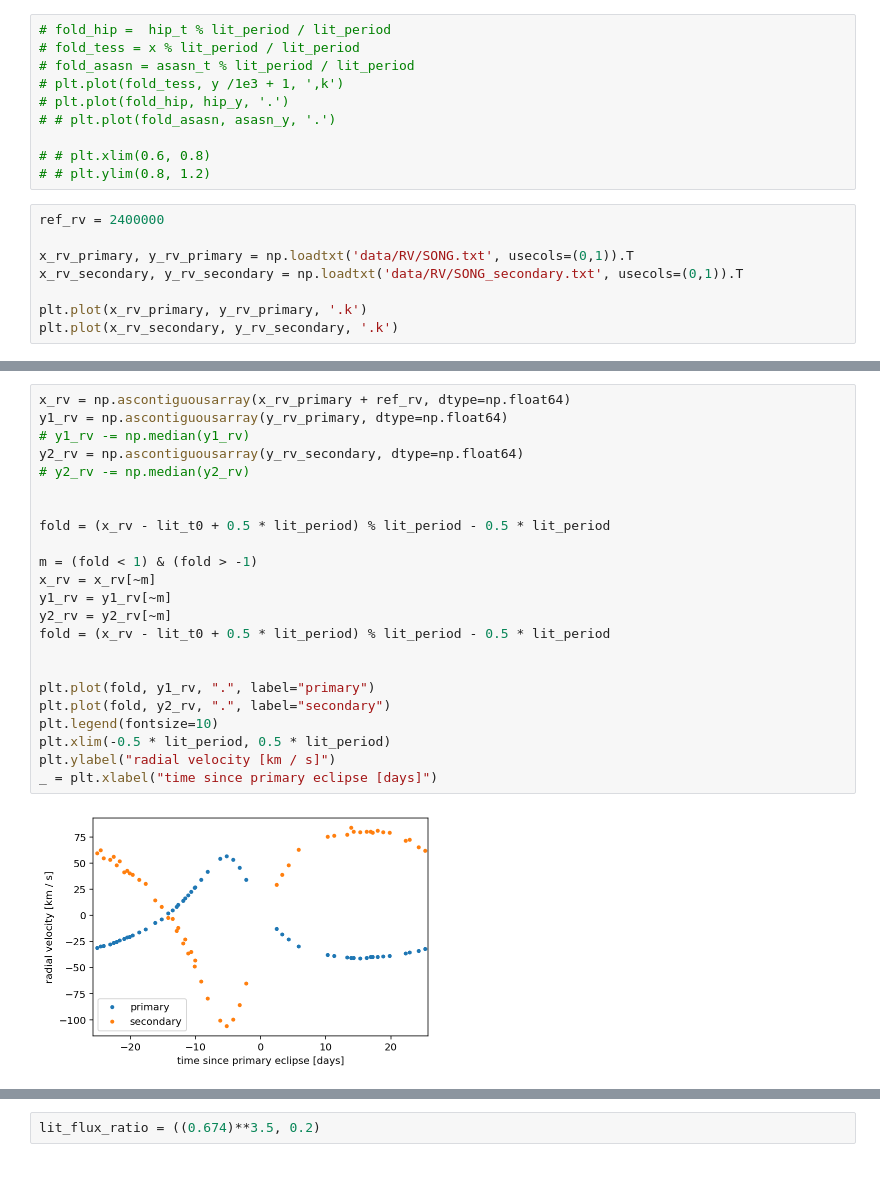
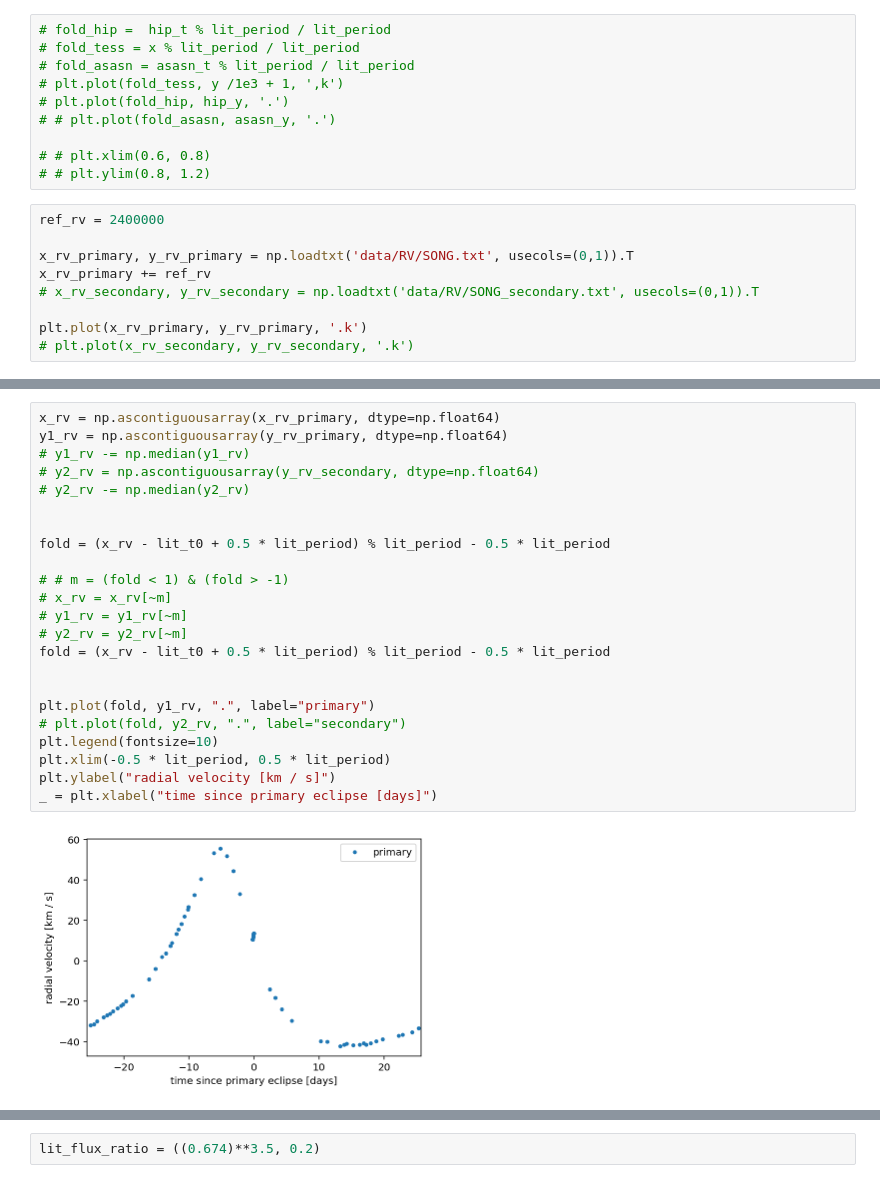
Before and after one commit to danhey/adra, a Jupyter notebook: Exoplanet model.ipynb, the cells around one changed output, grey strips where cells are left out. Cells and saved outputs as stored; diff of their text form.

```diff
--- a/Exoplanet model.ipynb
+++ b/Exoplanet model.ipynb
@@ -41,9 +43,10 @@ _ = plt.ylabel("relative flux [ppt]")
 ref_rv = 2400000
 
 x_rv_primary, y_rv_primary = np.loadtxt('data/RV/SONG.txt', usecols=(0,1)).T
-x_rv_secondary, y_rv_secondary = np.loadtxt('data/RV/SONG_secondary.txt', usecols=(0,1)).T
+x_rv_primary += ref_rv
+# x_rv_secondary, y_rv_secondary = np.loadtxt('data/RV/SONG_secondary.txt', usecols=(0,1)).T
 
 plt.plot(x_rv_primary, y_rv_primary, '.k')
-plt.plot(x_rv_secondary, y_rv_secondary, '.k')
+# plt.plot(x_rv_secondary, y_rv_secondary, '.k')
 # %% [output]
 [<matplotlib.lines.Line2D at 0x...>]
@@ -51,28 +54,28 @@ plt.plot(x_rv_secondary, y_rv_secondary, '.k')
 # %%
-x_rv = np.ascontiguousarray(x_rv_primary + ref_rv, dtype=np.float64)
+x_rv = np.ascontiguousarray(x_rv_primary, dtype=np.float64)
 y1_rv = np.ascontiguousarray(y_rv_primary, dtype=np.float64)
 # y1_rv -= np.median(y1_rv)
-y2_rv = np.ascontiguousarray(y_rv_secondary, dtype=np.float64)
+# y2_rv = np.ascontiguousarray(y_rv_secondary, dtype=np.float64)
 # y2_rv -= np.median(y2_rv)
 
 
 fold = (x_rv - lit_t0 + 0.5 * lit_period) % lit_period - 0.5 * lit_period
 
-m = (fold < 1) & (fold > -1)
-x_rv = x_rv[~m]
-y1_rv = y1_rv[~m]
-y2_rv = y2_rv[~m]
+# # m = (fold < 1) & (fold > -1)
+# x_rv = x_rv[~m]
+# y1_rv = y1_rv[~m]
+# y2_rv = y2_rv[~m]
 fold = (x_rv - lit_t0 + 0.5 * lit_period) % lit_period - 0.5 * lit_period
 
 
 plt.plot(fold, y1_rv, ".", label="primary")
-plt.plot(fold, y2_rv, ".", label="secondary")
+# plt.plot(fold, y2_rv, ".", label="secondary")
 plt.legend(fontsize=10)
 plt.xlim(-0.5 * lit_period, 0.5 * lit_period)
 plt.ylabel("radial velocity [km / s]")
 _ = plt.xlabel("time since primary eclipse [days]")
 # %% [output]
-[figure, old version]
+[figure, new version]
 # %%
 plt.figure(figsize=[10,7])
 
```
Also changed, not shown: parts of 10 cells of this notebook, 1 other file.
